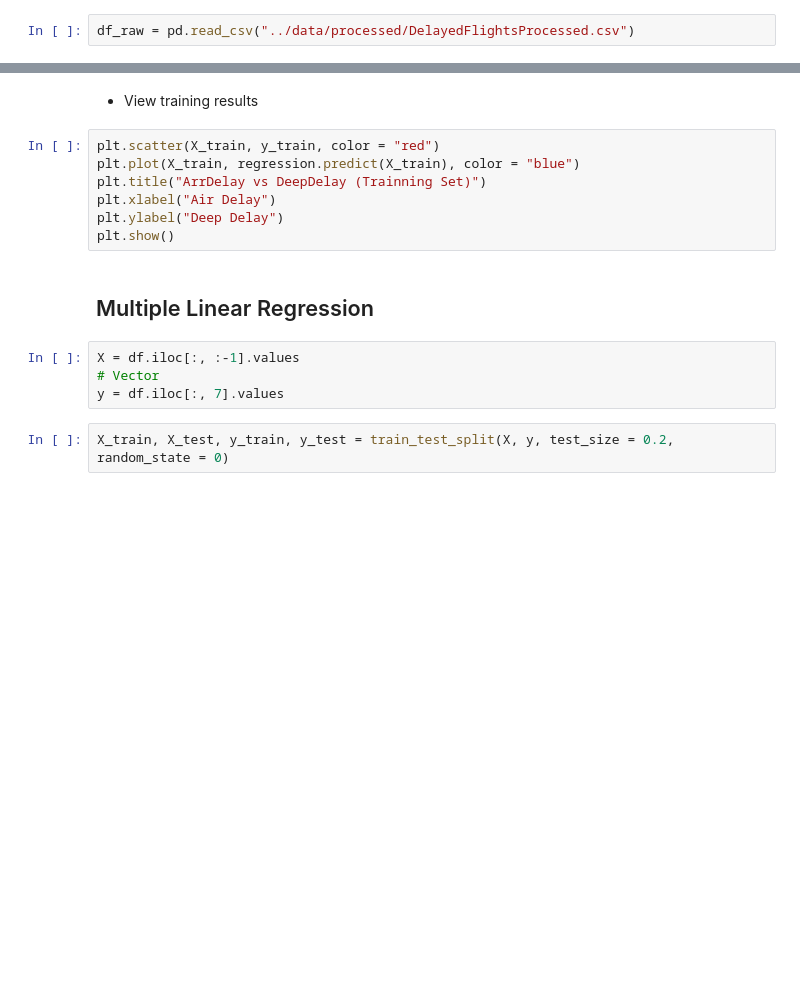
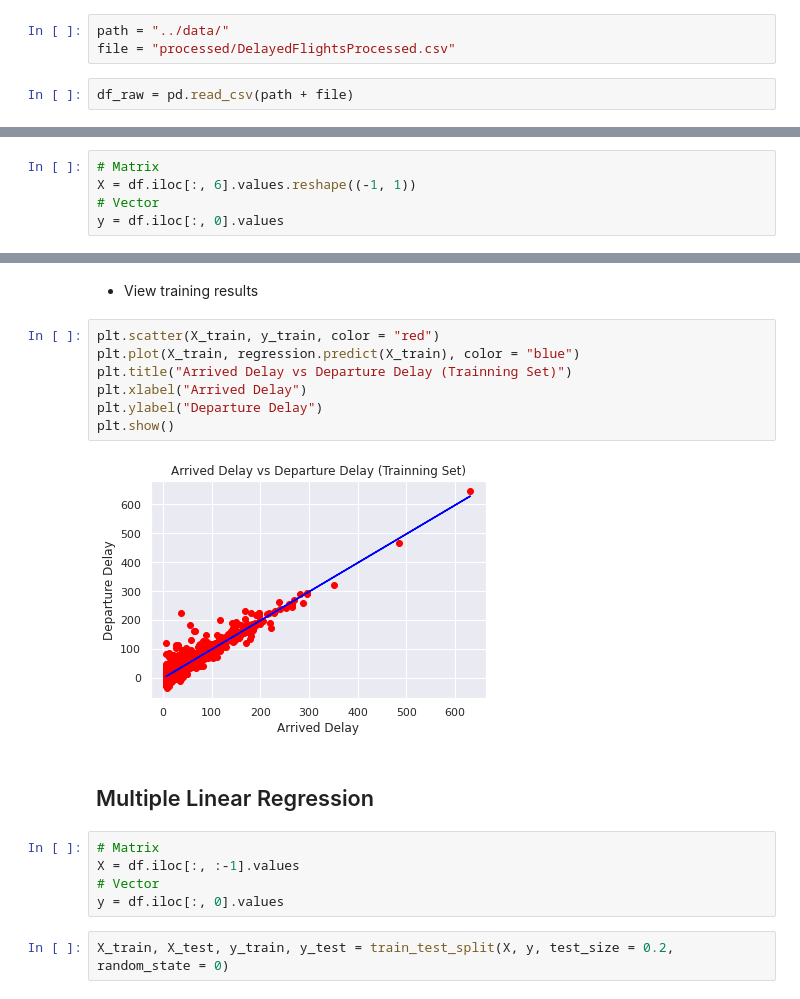
Before and after one commit to jesussantana/Supervised-Regression, a Jupyter notebook: notebooks/Sprint_12_Supevised_Regression.ipynb, the cells around one changed output, grey strips where cells are left out. Saved outputs shown, nothing was run; the diff lists cells and outputs as text; blank space fills up the shorter version.

```diff
--- a/notebooks/Sprint_12_Supevised_Regression.ipynb
+++ b/notebooks/Sprint_12_Supevised_Regression.ipynb
@@ -22,5 +24,8 @@ sns.set_theme(style='darkgrid', palette='deep')
 # %%
-df_raw = pd.read_csv("../data/processed/DelayedFlightsProcessed.csv")
+path = "../data/"
+file = "processed/DelayedFlightsProcessed.csv"
+# %%
+df_raw = pd.read_csv(path + file)
 # %% [markdown]
 ### Exercise 1:
   - Create at least three different regression models to try to best predict DelayedFlights.csv flight delay (ArrDelay).
@@ -51,3 +101,8 @@ y = df[['ArrDelay']].values
+# %%
+# Matrix
+X = df.iloc[:, 6].values.reshape((-1, 1))
+# Vector
+y = df.iloc[:, 0].values
 # %% [markdown]
 - Divide the data set into training set and test set
 # %%
@@ -72,16 +147,19 @@ y_pred
 # %%
 plt.scatter(X_train, y_train, color = "red")
 plt.plot(X_train, regression.predict(X_train), color = "blue")
-plt.title("ArrDelay vs DeepDelay (Trainning Set)")
-plt.xlabel("Air Delay")
-plt.ylabel("Deep Delay")
+plt.title("Arrived Delay vs Departure Delay (Trainning Set)")
+plt.xlabel("Arrived Delay")
+plt.ylabel("Departure Delay")
 plt.show()
+# %% [output]
+[figure, added]
 # %% [markdown]
 ## Multiple Linear Regression
 # %%
+# Matrix
 X = df.iloc[:, :-1].values
 # Vector
-y = df.iloc[:, 7].values
+y = df.iloc[:, 0].values
 # %%
 X_train, X_test, y_train, y_test = train_test_split(X, y, test_size = 0.2, random_state = 0)
 # %%
```
Also changed, not shown: parts of 22 cells of this notebook.
